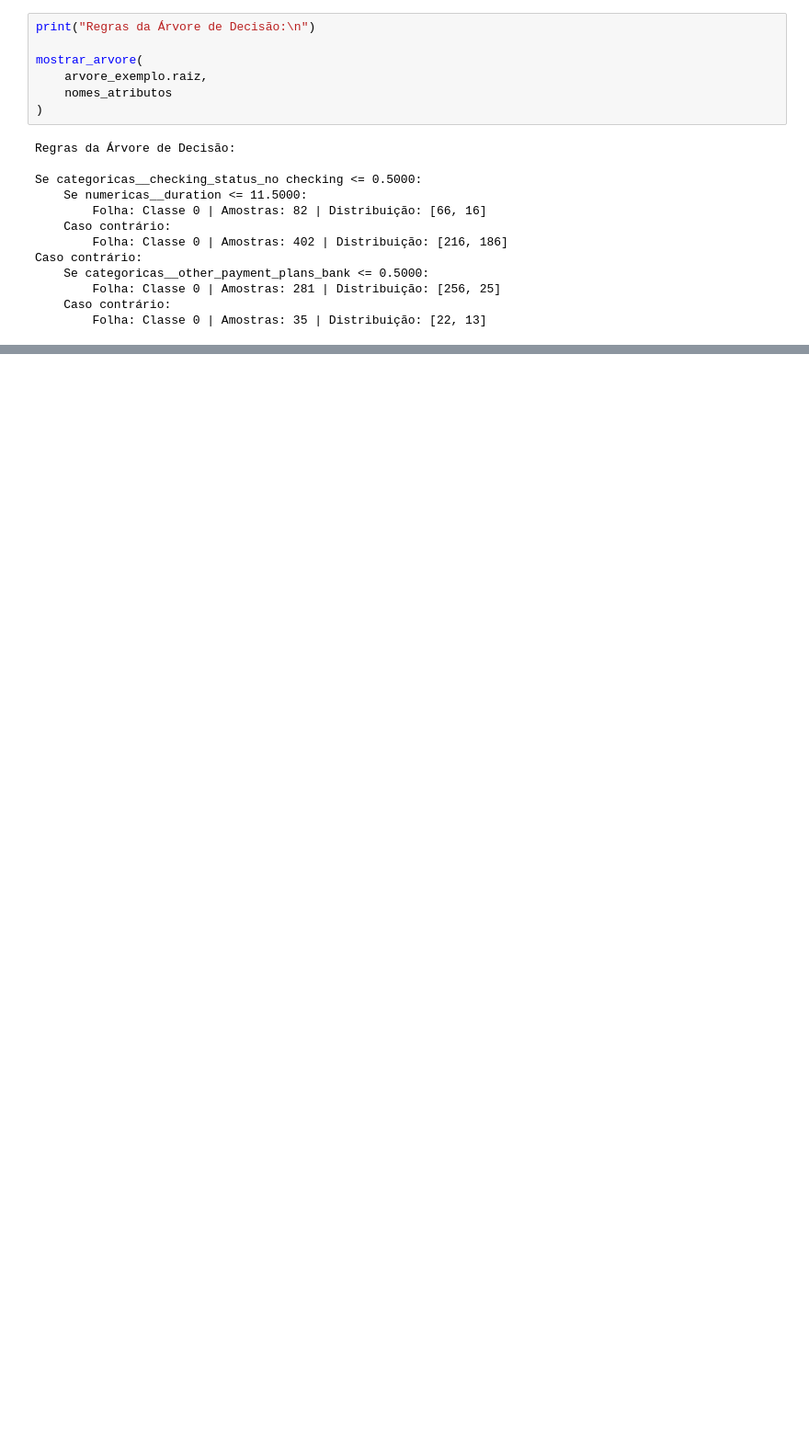
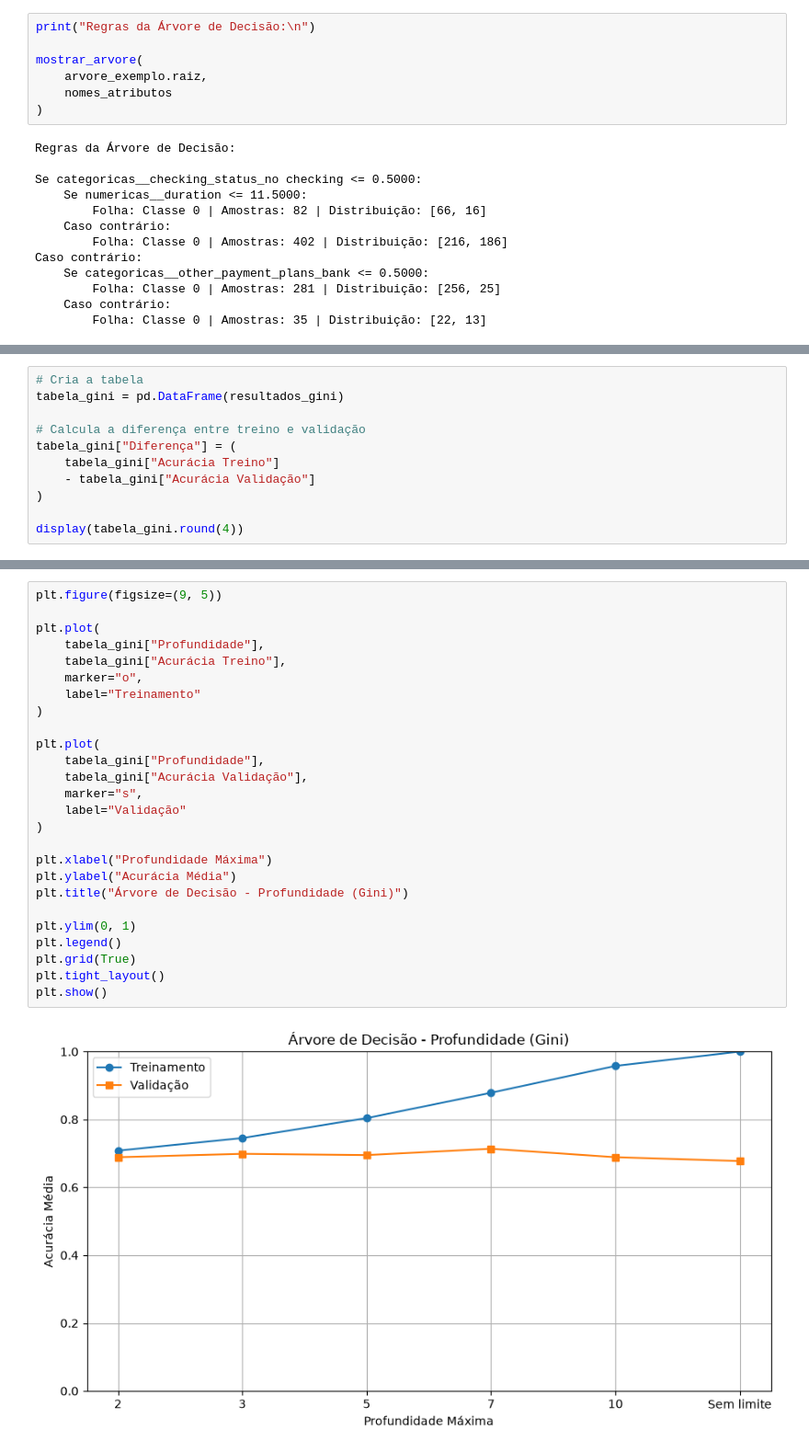
Before and after one commit to Pedrollucas/Sistemas-Inteligentes, a Jupyter notebook: notebooks/04_arvore_decisao.ipynb, the cells around one changed output, grey strips where cells are left out. Shown at 92% size. Drawn from its saved outputs; the diff is of its cells as text; blank space fills up the shorter version.

Commit message:
feat: implementa validacao cruzada de profundidades com gini

```diff
--- a/notebooks/04_arvore_decisao.ipynb
+++ b/notebooks/04_arvore_decisao.ipynb
@@ -719,0 +874,11 @@ Caso contrário:
+# %%
+# Cria a tabela
+tabela_gini = pd.DataFrame(resultados_gini)
+
+# Calcula a diferença entre treino e validação
+tabela_gini["Diferença"] = (
+    tabela_gini["Acurácia Treino"]
+    - tabela_gini["Acurácia Validação"]
+)
+
+display(tabela_gini.round(4))
@@ -719,0 +893,28 @@ Caso contrário:
+# %%
+plt.figure(figsize=(9, 5))
+
+plt.plot(
+    tabela_gini["Profundidade"],
+    tabela_gini["Acurácia Treino"],
+    marker="o",
+    label="Treinamento"
+)
+
+plt.plot(
+    tabela_gini["Profundidade"],
+    tabela_gini["Acurácia Validação"],
+    marker="s",
+    label="Validação"
+)
+
+plt.xlabel("Profundidade Máxima")
+plt.ylabel("Acurácia Média")
+plt.title("Árvore de Decisão - Profundidade (Gini)")
+
+plt.ylim(0, 1)
+plt.legend()
+plt.grid(True)
+plt.tight_layout()
+plt.show()
+# %% [output]
+[figure, added]
```
Also changed, not shown: parts of 6 cells of this notebook.
